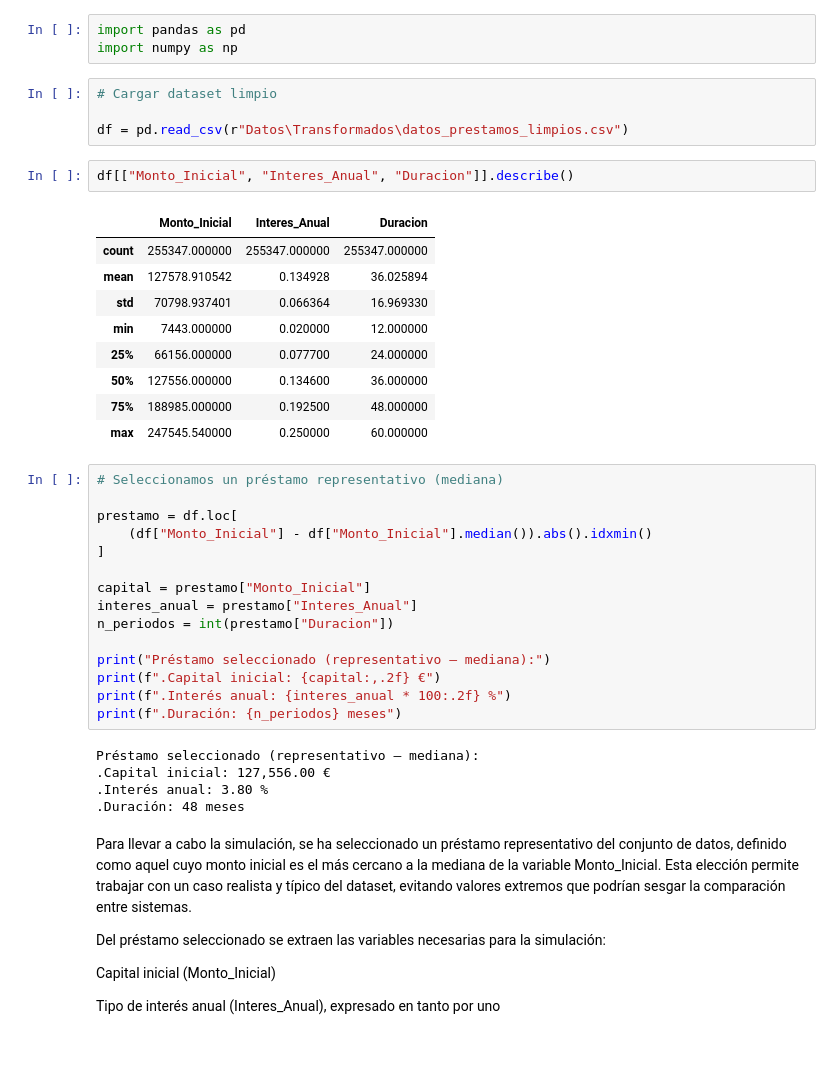
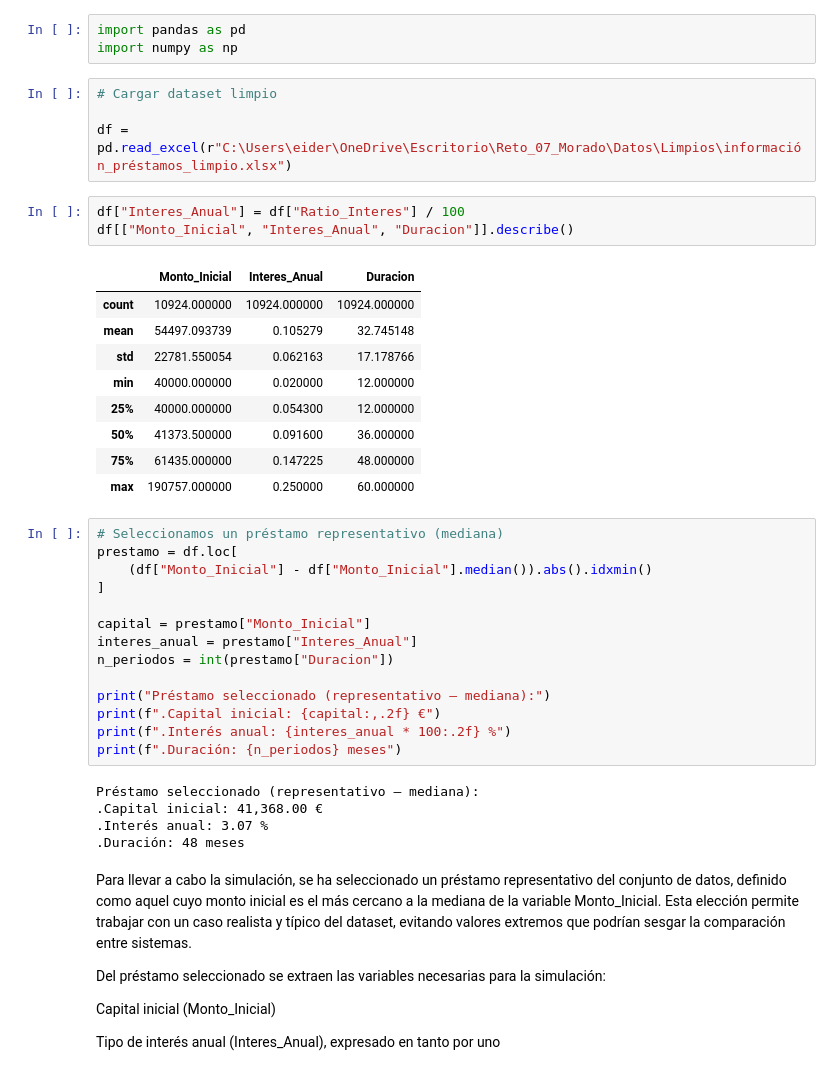
Before and after one commit to aketxx/Reto_07_Morado, a Jupyter notebook: Code/Objetivo_1.ipynb, the cells around one changed output. Drawn from its saved outputs; the diff is of its cells as text.

```diff
--- a/Code/Objetivo_1.ipynb
+++ b/Code/Objetivo_1.ipynb
@@ -4,22 +4,22 @@ import numpy as np
 # %%
 # Cargar dataset limpio
 
-df = pd.read_csv(r"Datos\Transformados\datos_prestamos_limpios.csv")
+df = pd.read_excel(r"C:\Users\eider\OneDrive\Escritorio\Reto_07_Morado\Datos\Limpios\información_préstamos_limpio.xlsx")
 # %%
+df["Interes_Anual"] = df["Ratio_Interes"] / 100
 df[["Monto_Inicial", "Interes_Anual", "Duracion"]].describe()
 # %% [output]
 |  | Monto_Inicial | Interes_Anual | Duracion |
-| count | 255347.000000 | 255347.000000 | 255347.000000 |
-| mean | 127578.910542 | 0.134928 | 36.025894 |
-| std | 70798.937401 | 0.066364 | 16.969330 |
-| min | 7443.000000 | 0.020000 | 12.000000 |
-| 25% | 66156.000000 | 0.077700 | 24.000000 |
-| 50% | 127556.000000 | 0.134600 | 36.000000 |
-| 75% | 188985.000000 | 0.192500 | 48.000000 |
-| max | 247545.540000 | 0.250000 | 60.000000 |
+| count | 10924.000000 | 10924.000000 | 10924.000000 |
+| mean | 54497.093739 | 0.105279 | 32.745148 |
+| std | 22781.550054 | 0.062163 | 17.178766 |
+| min | 40000.000000 | 0.020000 | 12.000000 |
+| 25% | 40000.000000 | 0.054300 | 12.000000 |
+| 50% | 41373.500000 | 0.091600 | 36.000000 |
+| 75% | 61435.000000 | 0.147225 | 48.000000 |
+| max | 190757.000000 | 0.250000 | 60.000000 |
 # %%
 # Seleccionamos un préstamo representativo (mediana)
-
 prestamo = df.loc[
     (df["Monto_Inicial"] - df["Monto_Inicial"].median()).abs().idxmin()
 ]
@@ -34,8 +34,8 @@ print(f".Interés anual: {interes_anual * 100:.2f} %")
 print(f".Duración: {n_periodos} meses")
 # %% [output]
 Préstamo seleccionado (representativo – mediana):
-.Capital inicial: 127,556.00 €
-.Interés anual: 3.80 %
+.Capital inicial: 41,368.00 €
+.Interés anual: 3.07 %
 .Duración: 48 meses
 # %% [markdown]
 Para llevar a cabo la simulación, se ha seleccionado un préstamo representativo del conjunto de datos, definido como aquel cuyo monto inicial es el más cercano a la mediana de la variable Monto_Inicial. Esta elección permite trabajar con un caso realista y típico del dataset, evitando valores extremos que podrían sesgar la comparación entre sistemas.
```
Also changed, not shown: parts of 6 cells of this notebook.
